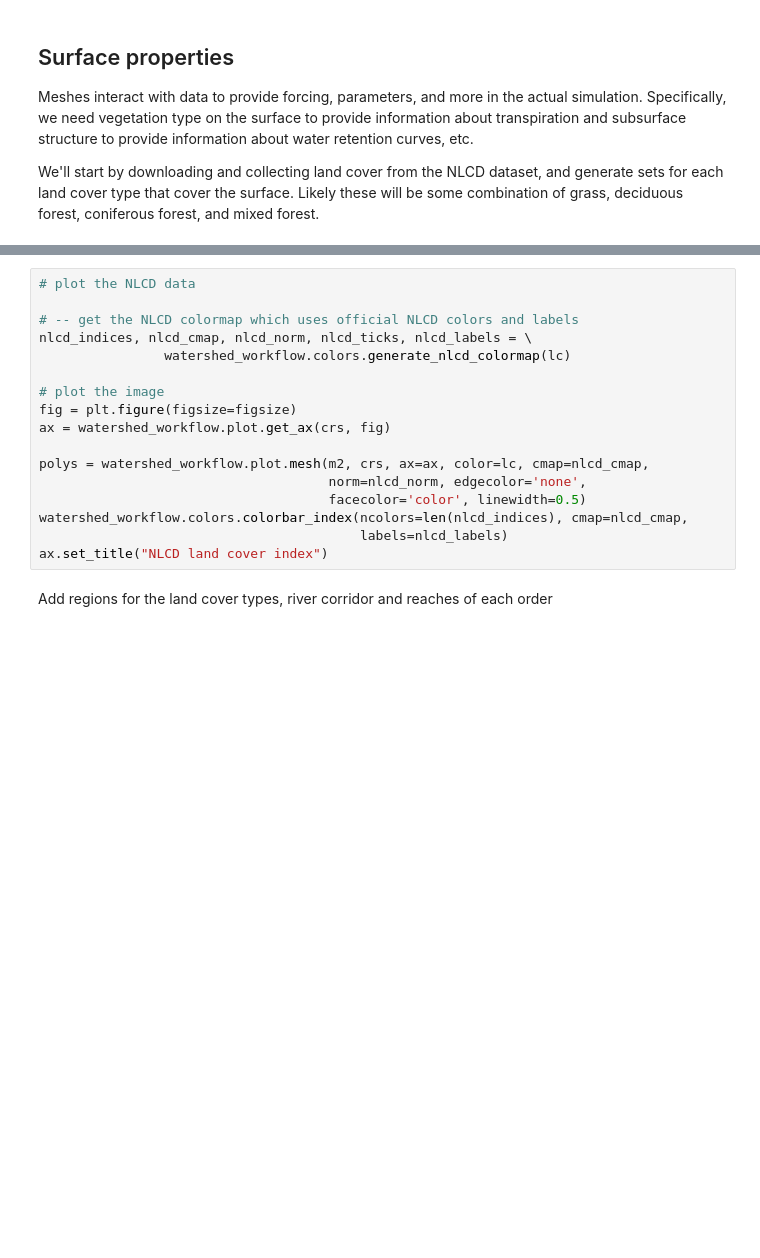
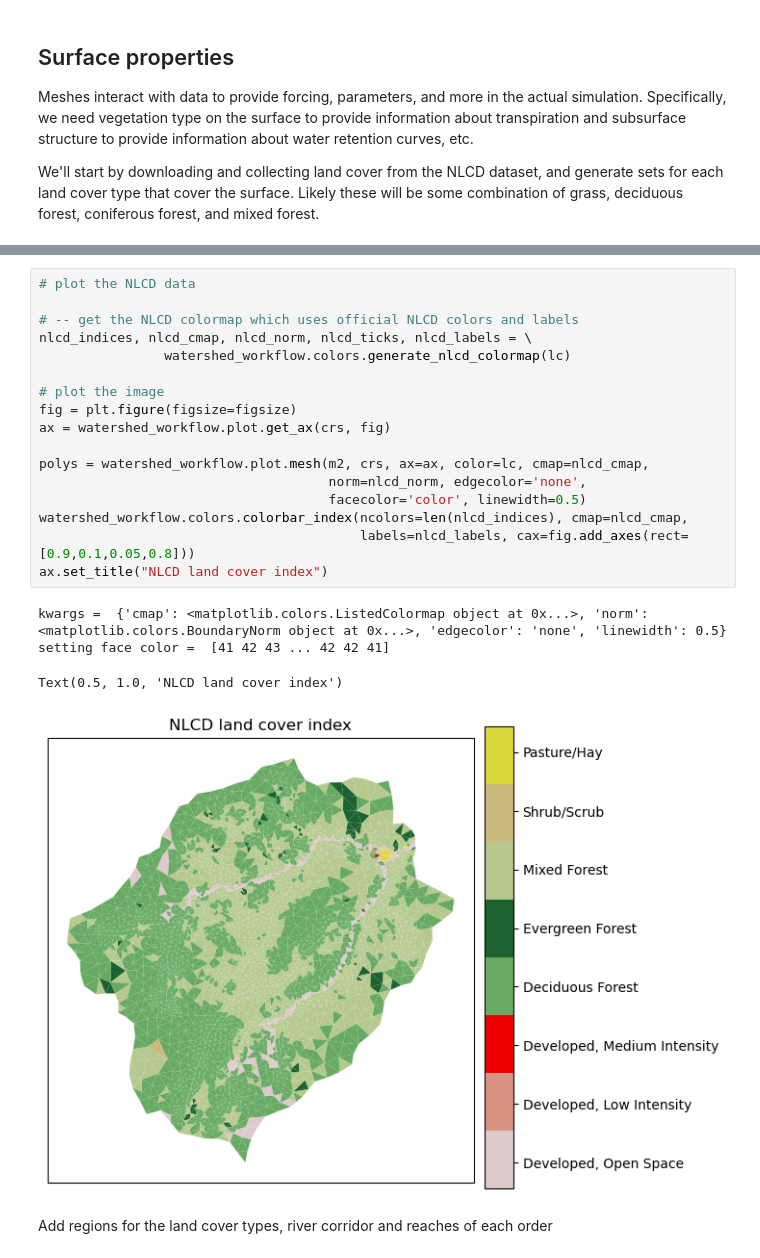
Before and after one commit to environmental-modeling-workflows/workshop-watershed-workflow-2024, a Jupyter notebook: notebooks/mesh_mixed_element_coweeta.ipynb, the cells around one changed output, grey strips where cells are left out. Cells and saved outputs as stored; diff of their text form; blank space fills up the shorter version.

```diff
--- a/notebooks/mesh_mixed_element_coweeta.ipynb
+++ b/notebooks/mesh_mixed_element_coweeta.ipynb
@@ -632,20 +651,25 @@ logging.info('Found land cover types: {}'.format(set(lc)))
 # %%
 # plot the NLCD data
 
 # -- get the NLCD colormap which uses official NLCD colors and labels
 nlcd_indices, nlcd_cmap, nlcd_norm, nlcd_ticks, nlcd_labels = \
                 watershed_workflow.colors.generate_nlcd_colormap(lc)
 
 # plot the image
 fig = plt.figure(figsize=figsize)
 ax = watershed_workflow.plot.get_ax(crs, fig)
 
 polys = watershed_workflow.plot.mesh(m2, crs, ax=ax, color=lc, cmap=nlcd_cmap,
                                      norm=nlcd_norm, edgecolor='none',
                                      facecolor='color', linewidth=0.5)
 watershed_workflow.colors.colorbar_index(ncolors=len(nlcd_indices), cmap=nlcd_cmap,
-                                         labels=nlcd_labels)
+                                         labels=nlcd_labels, cax=fig.add_axes(rect=[0.9,0.1,0.05,0.8]))
 ax.set_title("NLCD land cover index")
+# %% [output]
+kwargs =  {'cmap': <matplotlib.colors.ListedColormap object at 0x...>, 'norm': <matplotlib.colors.BoundaryNorm object at 0x...>, 'edgecolor': 'none', 'linewidth': 0.5}
+setting face color =  [41 42 43 ... 42 42 41]
+Text(0.5, 1.0, 'NLCD land cover index')
+[figure, added]
 # %% [markdown]
 Add regions for the land cover types, river corridor and reaches of each order
 # %%
```
Also changed, not shown: parts of 37 cells of this notebook.
